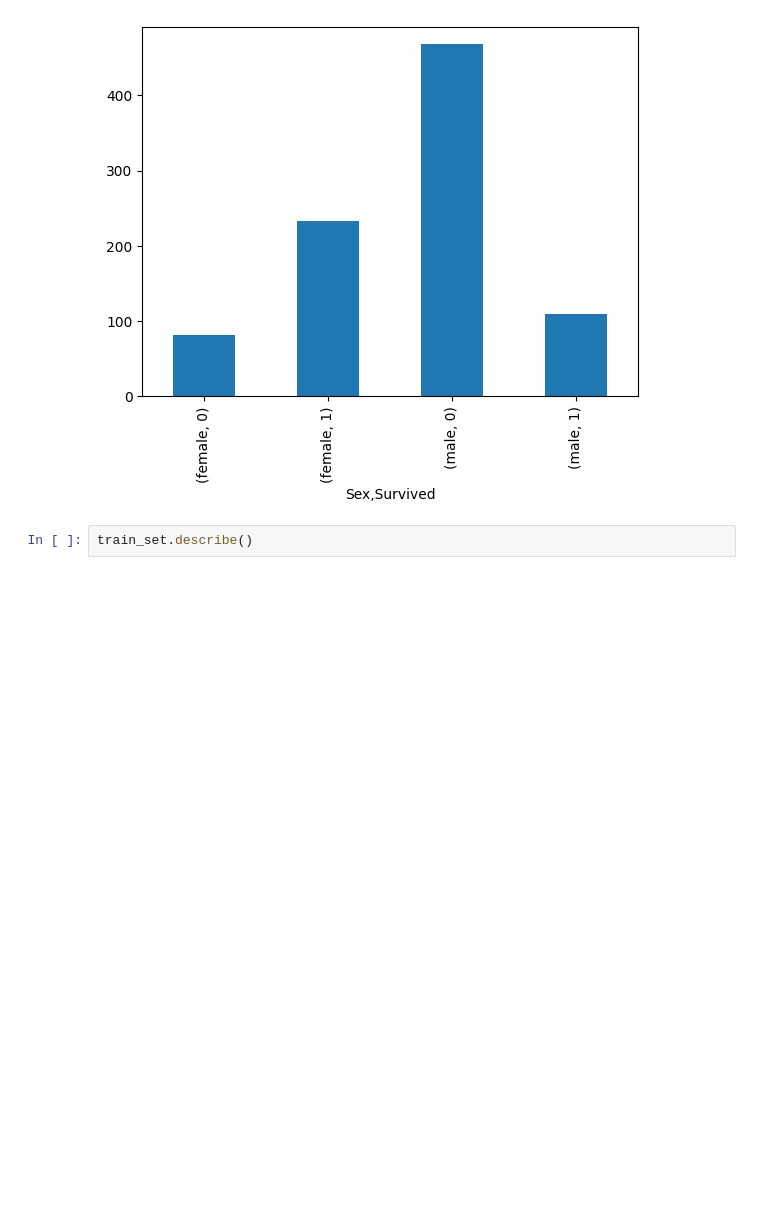
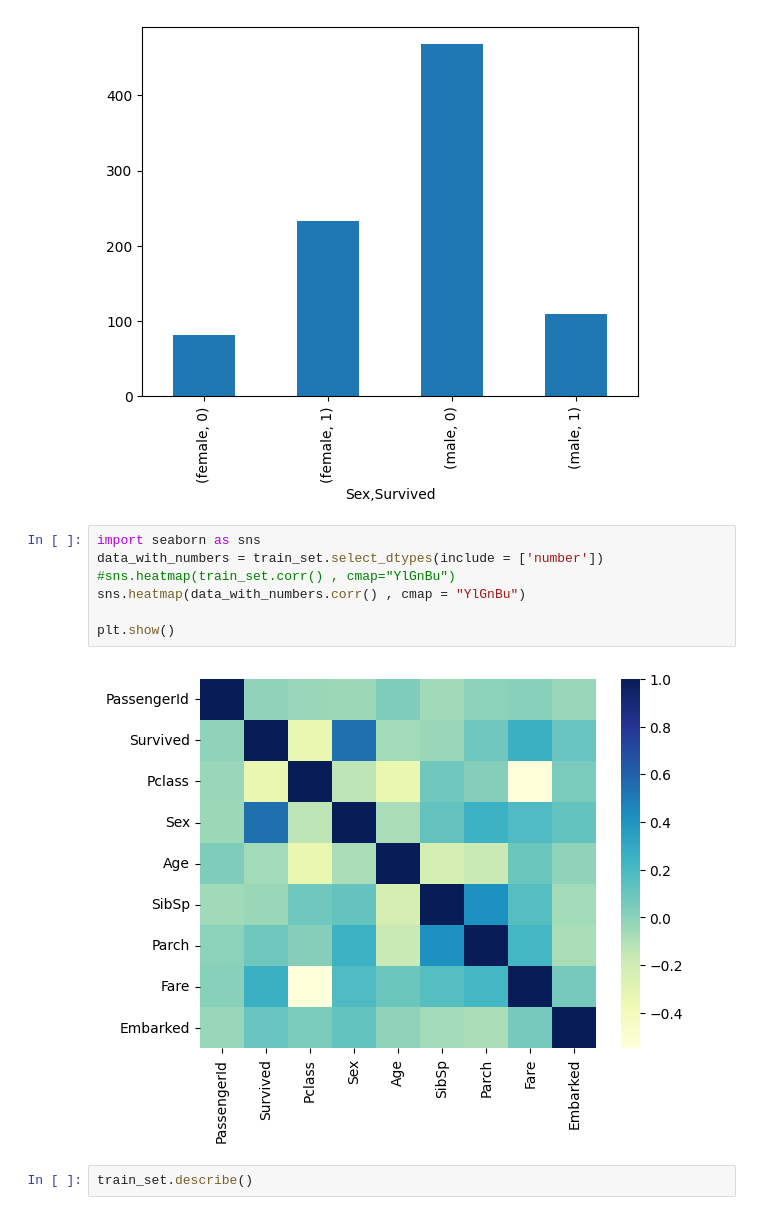
Before and after one commit to lolshark99/Working-on-data-using-pandas-python-, a Jupyter notebook: Pandas practise using titanic.ipynb, the cells around one changed output. Drawn from its saved outputs; the diff is of its cells as text; blank space fills up the shorter version.

```diff
--- a/Pandas practise using titanic.ipynb
+++ b/Pandas practise using titanic.ipynb
@@ -93,6 +93,15 @@ male    0           468
 dtype: int64
 <Axes: xlabel='Sex,Survived'>
 [figure]
+# %%
+import seaborn as sns
+data_with_numbers = train_set.select_dtypes(include = ['number'])
+#sns.heatmap(train_set.corr() , cmap="YlGnBu")
+sns.heatmap(data_with_numbers.corr() , cmap = "YlGnBu")
+
+plt.show()
+# %% [output]
+[figure, added]
 # %%
 train_set.describe()
 # %% [output]
```
Also changed, not shown: parts of 2 cells of this notebook.
